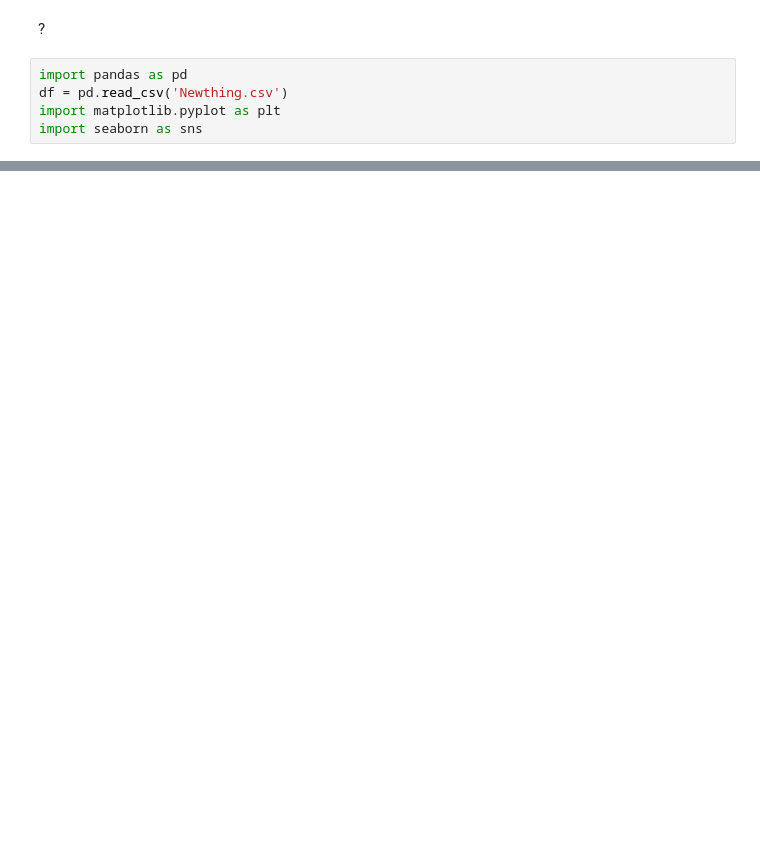
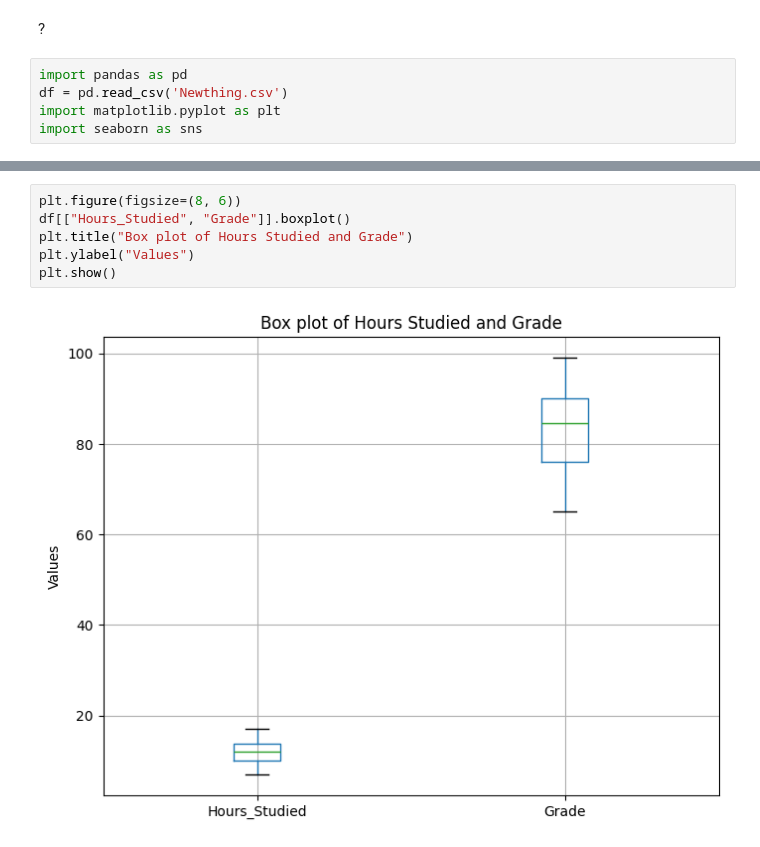
Before and after one commit to Morgva/dt-2026-data-visualisation, a Jupyter notebook: notebooks/DigitalHumanities/ClassWork/Comp.ipynb, the cells around one changed output, grey strips where cells are left out. Cells and saved outputs as stored; diff of their text form; blank space fills up the shorter version.

```diff
--- a/notebooks/DigitalHumanities/ClassWork/Comp.ipynb
+++ b/notebooks/DigitalHumanities/ClassWork/Comp.ipynb
@@ -23,0 +39,8 @@ Text(0, 0.5, 'Average Hours Studied')
+# %%
+plt.figure(figsize=(8, 6))
+df[["Hours_Studied", "Grade"]].boxplot()
+plt.title("Box plot of Hours Studied and Grade")
+plt.ylabel("Values")
+plt.show()
+# %% [output]
+[figure, added]
```
Also changed, not shown: parts of 4 cells of this notebook.
